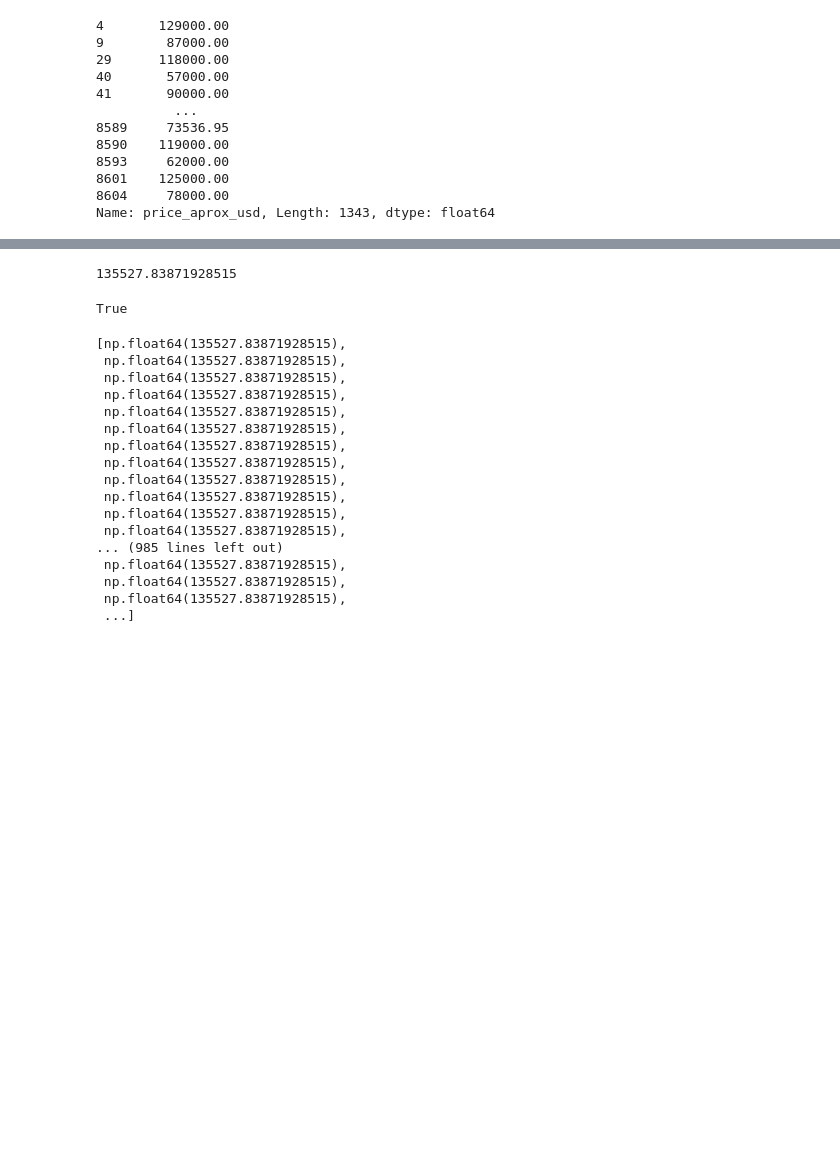
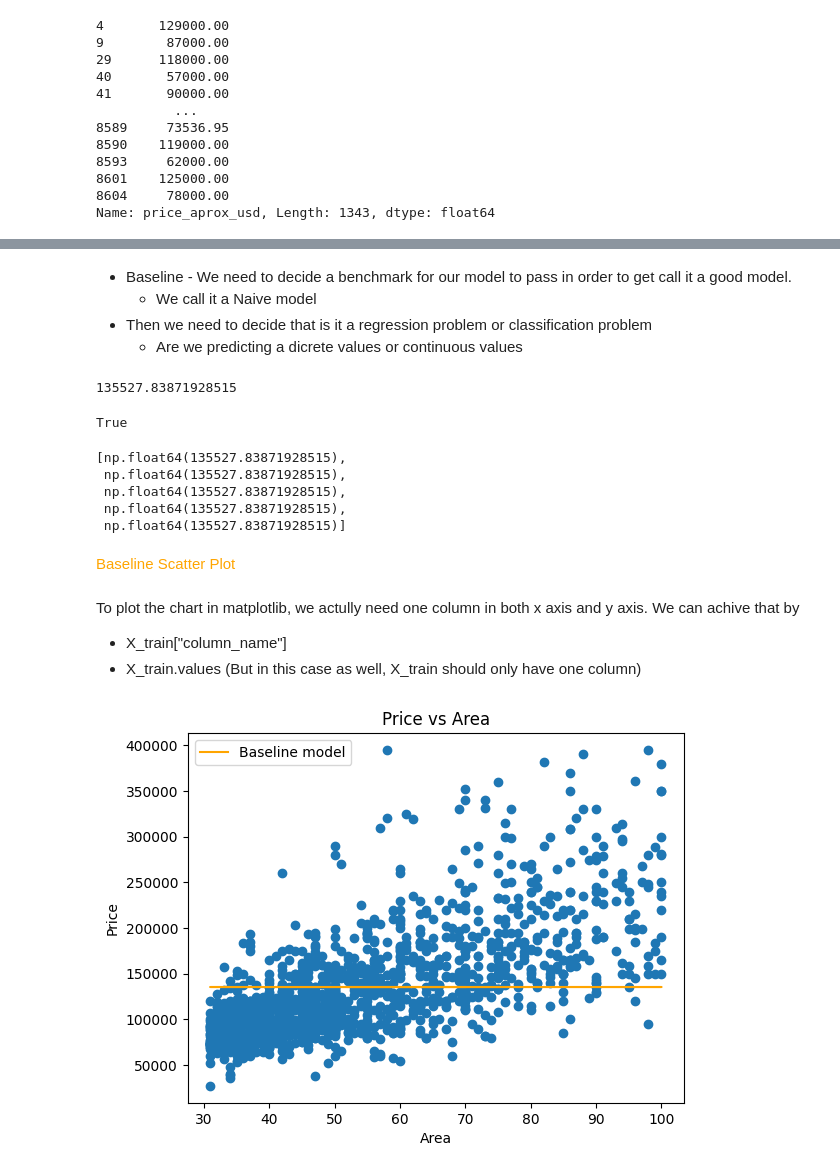
Before and after one commit to tech-ml-quant-luv/Applied_data_science_lab_worldquant, a Jupyter notebook: Project 2 - Housing in Buenos Aires/predicting_price_with_size.ipynb, the cells around one changed output, grey strips where cells are left out. Drawn from its saved outputs; the diff is of its cells as text; code cells hidden in the pictures; blank space fills up the shorter version.

```diff
--- a/Project 2 - Housing in Buenos Aires/predicting_price_with_size.ipynb
+++ b/Project 2 - Housing in Buenos Aires/predicting_price_with_size.ipynb
@@ -282,3 +234,8 @@ Name: price_aprox_usd, Length: 1343, dtype: float64
+# %% [markdown]
+- Baseline - We need to decide a benchmark for our model to pass in order to get call it a good model.
+    - We call it a Naive model
+- Then we need to decide that is it a regression problem or classification problem
+    - Are we predicting a dicrete values or continuous values
 # %%
 y_train_mean = y_train.mean()
 print(y_train_mean)
@@ -287,23 +244,27 @@ print(y_train_mean)
 # %%
 y_pred_baseline = [y_train_mean] * len(y_train)
 print(len(y_pred_baseline) == len(y_train))
-y_pred_baseline
+y_pred_baseline[:5]
 # %% [output]
 True
 [np.float64(135527.83871928515),
  np.float64(135527.83871928515),
  np.float64(135527.83871928515),
  np.float64(135527.83871928515),
- np.float64(135527.83871928515),
- np.float64(135527.83871928515),
- np.float64(135527.83871928515),
- np.float64(135527.83871928515),
- np.float64(135527.83871928515),
- np.float64(135527.83871928515),
- np.float64(135527.83871928515),
- np.float64(135527.83871928515),
-... (985 lines left out)
- np.float64(135527.83871928515),
- np.float64(135527.83871928515),
- np.float64(135527.83871928515),
- ...]
+ np.float64(135527.83871928515)]
+# %% [markdown]
+<p style="color:orange">Baseline Scatter Plot</p>
+# %% [markdown]
+To plot the chart in matplotlib, we actully need one column in both x axis and y axis. We can achive that by
+- X_train["column_name"]
+- X_train.values (But in this case as well, X_train should only have one column)
+# %%
+from data_wrangling_pipeline import input_for_matplotlib
+fig,ax = plt.subplots()
+ax.plot(X_train.values, y_pred_baseline, color="orange", label="Baseline model")
+ax.scatter(X_train,y_train)
+ax = input_for_matplotlib(ax)
+ax.legend()
+plt.show()
+# %% [output]
+[figure, added]
```
Also changed, not shown: parts of 16 cells of this notebook, 1 other file.
